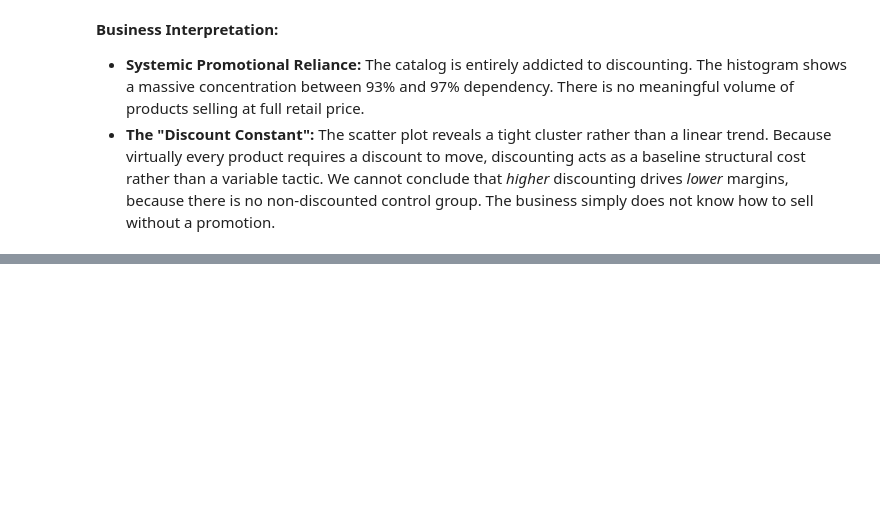
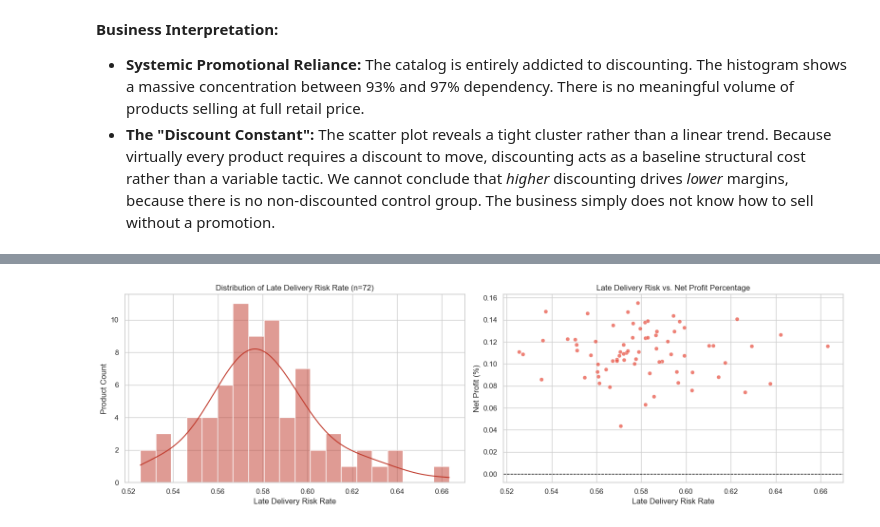
Before and after one commit to zeeshan-akram-ds/ecommerce-revenue-illusion-audit, a Jupyter notebook: notebooks/01_validation_and_eda.ipynb, the cells around one changed output, grey strips where cells are left out. Saved outputs shown, nothing was run; the diff lists cells and outputs as text; code cells hidden in the pictures; blank space fills up the shorter version.

Commit message:
feat(notebook): delivery risk analysis complete - 5 compounded risk products isolated docs: F-008 added to key_findings - triple-failure SKUs identified

```diff
--- a/notebooks/01_validation_and_eda.ipynb
+++ b/notebooks/01_validation_and_eda.ipynb
@@ -280,0 +285,21 @@ plt.show()
+# %%
+# Isolate valid products using the previously established null threshold in delivery_risk_rank
+risk_df = df.dropna(subset=['delivery_risk_rank'])
+
+fig, axes = plt.subplots(1, 2, figsize=(16, 5))
+
+sns.histplot(risk_df['late_delivery_risk_rate'], bins=20, kde=True, ax=axes[0], color='#c0392b')
+axes[0].set_title(f'Distribution of Late Delivery Risk Rate (n={len(risk_df)})')
+axes[0].set_xlabel('Late Delivery Risk Rate')
+axes[0].set_ylabel('Product Count')
+
+sns.scatterplot(data=risk_df, x='late_delivery_risk_rate', y='net_profit_pct', alpha=0.7, color='#e74c3c', ax=axes[1])
+axes[1].axhline(0, color='black', linestyle='--', linewidth=1)
+axes[1].set_title('Late Delivery Risk vs. Net Profit Percentage')
+axes[1].set_xlabel('Late Delivery Risk Rate')
+axes[1].set_ylabel('Net Profit (%)')
+
+plt.tight_layout()
+plt.show()
+# %% [output]
+[figure, added]
```
Also changed, not shown: parts of 3 cells of this notebook, 1 other file.
